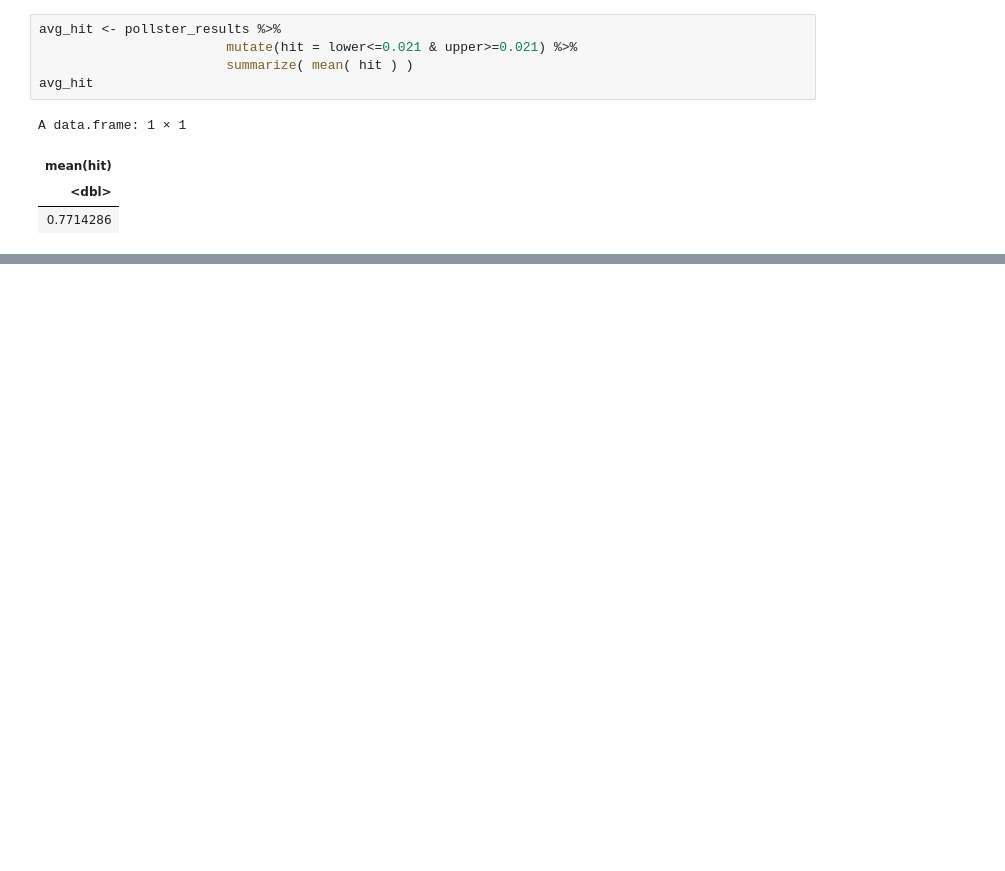
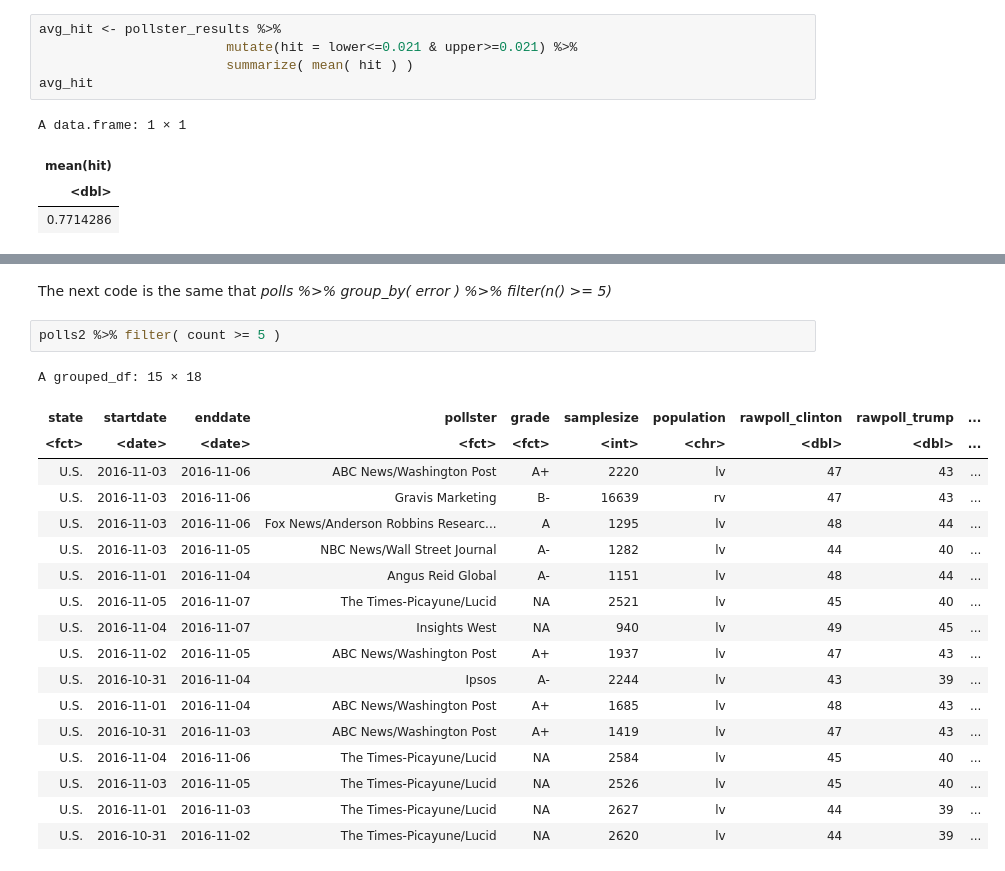
Before and after one commit to benitojpc/data-science-infering-modeling, a Jupyter notebook: Inference-Modeling.ipynb, the cells around one changed output, grey strips where cells are left out. Saved outputs shown, nothing was run; the diff lists cells and outputs as text; blank space fills up the shorter version.

```diff
--- a/Inference-Modeling.ipynb
+++ b/Inference-Modeling.ipynb
@@ -1666,0 +1813,23 @@ A data.frame: 1 × 1
+# %% [markdown]
+The next code is the same that *polls %>% group_by( error ) %>% filter(n() >= 5)*
+# %%
+polls2 %>% filter( count >= 5 )
+# %% [output]
+A grouped_df: 15 × 18
+| state | startdate | enddate | pollster | grade | samplesize | population | rawpoll_clinton | rawpoll_trump | ... |
+| <fct> | <date> | <date> | <fct> | <fct> | <int> | <chr> | <dbl> | <dbl> | ... |
+| U.S. | 2016-11-03 | 2016-11-06 | ABC News/Washington Post | A+ | 2220 | lv | 47 | 43 | ... |
+| U.S. | 2016-11-03 | 2016-11-06 | Gravis Marketing | B- | 16639 | rv | 47 | 43 | ... |
+| U.S. | 2016-11-03 | 2016-11-06 | Fox News/Anderson Robbins Researc... | A | 1295 | lv | 48 | 44 | ... |
+| U.S. | 2016-11-03 | 2016-11-05 | NBC News/Wall Street Journal | A- | 1282 | lv | 44 | 40 | ... |
+| U.S. | 2016-11-01 | 2016-11-04 | Angus Reid Global | A- | 1151 | lv | 48 | 44 | ... |
+| U.S. | 2016-11-05 | 2016-11-07 | The Times-Picayune/Lucid | NA | 2521 | lv | 45 | 40 | ... |
+| U.S. | 2016-11-04 | 2016-11-07 | Insights West | NA | 940 | lv | 49 | 45 | ... |
+| U.S. | 2016-11-02 | 2016-11-05 | ABC News/Washington Post | A+ | 1937 | lv | 47 | 43 | ... |
+| U.S. | 2016-10-31 | 2016-11-04 | Ipsos | A- | 2244 | lv | 43 | 39 | ... |
+| U.S. | 2016-11-01 | 2016-11-04 | ABC News/Washington Post | A+ | 1685 | lv | 48 | 43 | ... |
+| U.S. | 2016-10-31 | 2016-11-03 | ABC News/Washington Post | A+ | 1419 | lv | 47 | 43 | ... |
+| U.S. | 2016-11-04 | 2016-11-06 | The Times-Picayune/Lucid | NA | 2584 | lv | 45 | 40 | ... |
+| U.S. | 2016-11-03 | 2016-11-05 | The Times-Picayune/Lucid | NA | 2526 | lv | 45 | 40 | ... |
+| U.S. | 2016-11-01 | 2016-11-03 | The Times-Picayune/Lucid | NA | 2627 | lv | 44 | 39 | ... |
+| U.S. | 2016-10-31 | 2016-11-02 | The Times-Picayune/Lucid | NA | 2620 | lv | 44 | 39 | ... |
```
Also changed, not shown: parts of 30 cells of this notebook, 2 other files.
